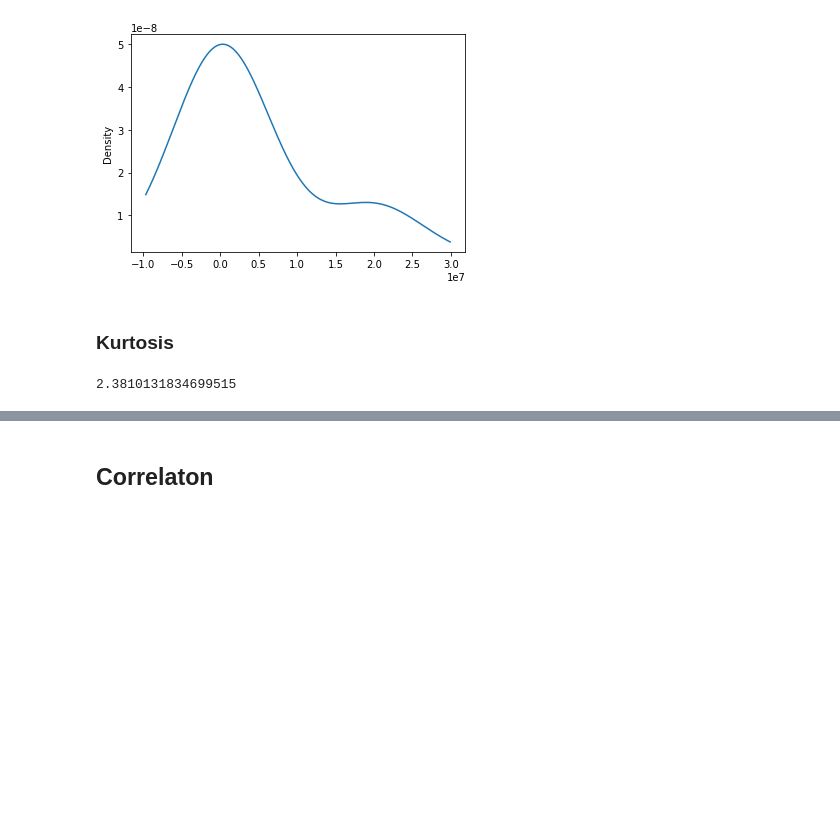
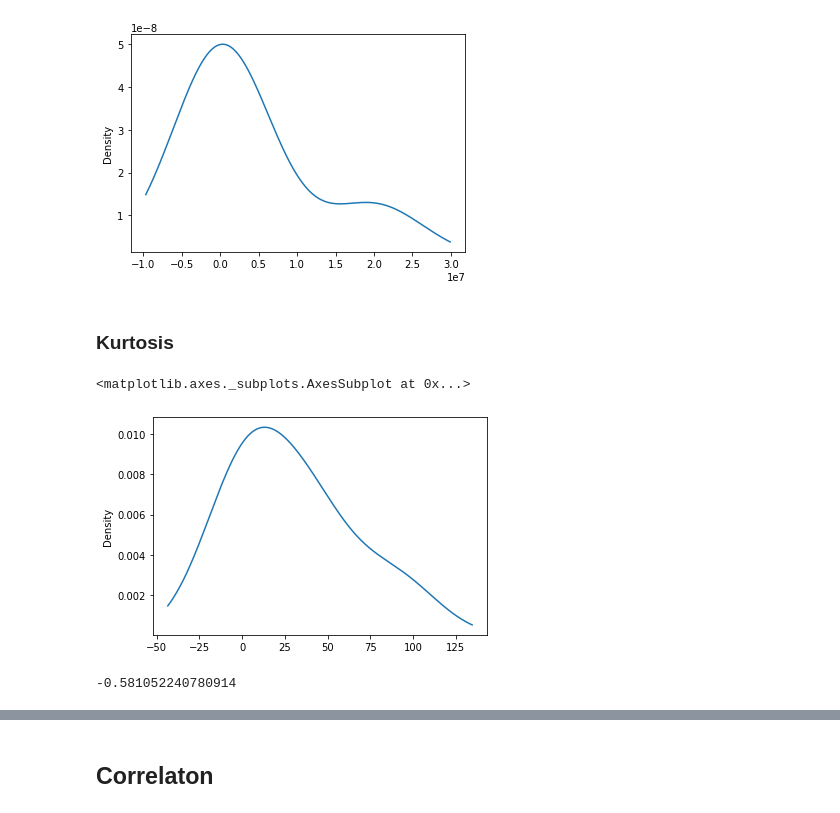
Before and after one commit to srikanthpragada/DS_18_MAY_2020, a Jupyter notebook: stats/salary_stats.ipynb, the cells around one changed output, grey strips where cells are left out. Drawn from its saved outputs; the diff is of its cells as text; code cells hidden in the pictures; blank space fills up the shorter version.

```diff
--- a/stats/salary_stats.ipynb
+++ b/stats/salary_stats.ipynb
@@ -121,4 +133,11 @@ marks = [50,50,50,50,50,200,200,200,200,200,200]
+# %%
+marks_list = [1,2,3, 40,40,90]
+marks = pd.Series(marks_list)
+marks.plot.kde()
+# %% [output]
+<matplotlib.axes._subplots.AxesSubplot at 0x...>
+[figure, added]
 # %%
 ss.kurtosis(marks)
 # %% [output]
-2.3810131834699515
+-0.581052240780914
```
Also changed, not shown: parts of 21 cells of this notebook.
